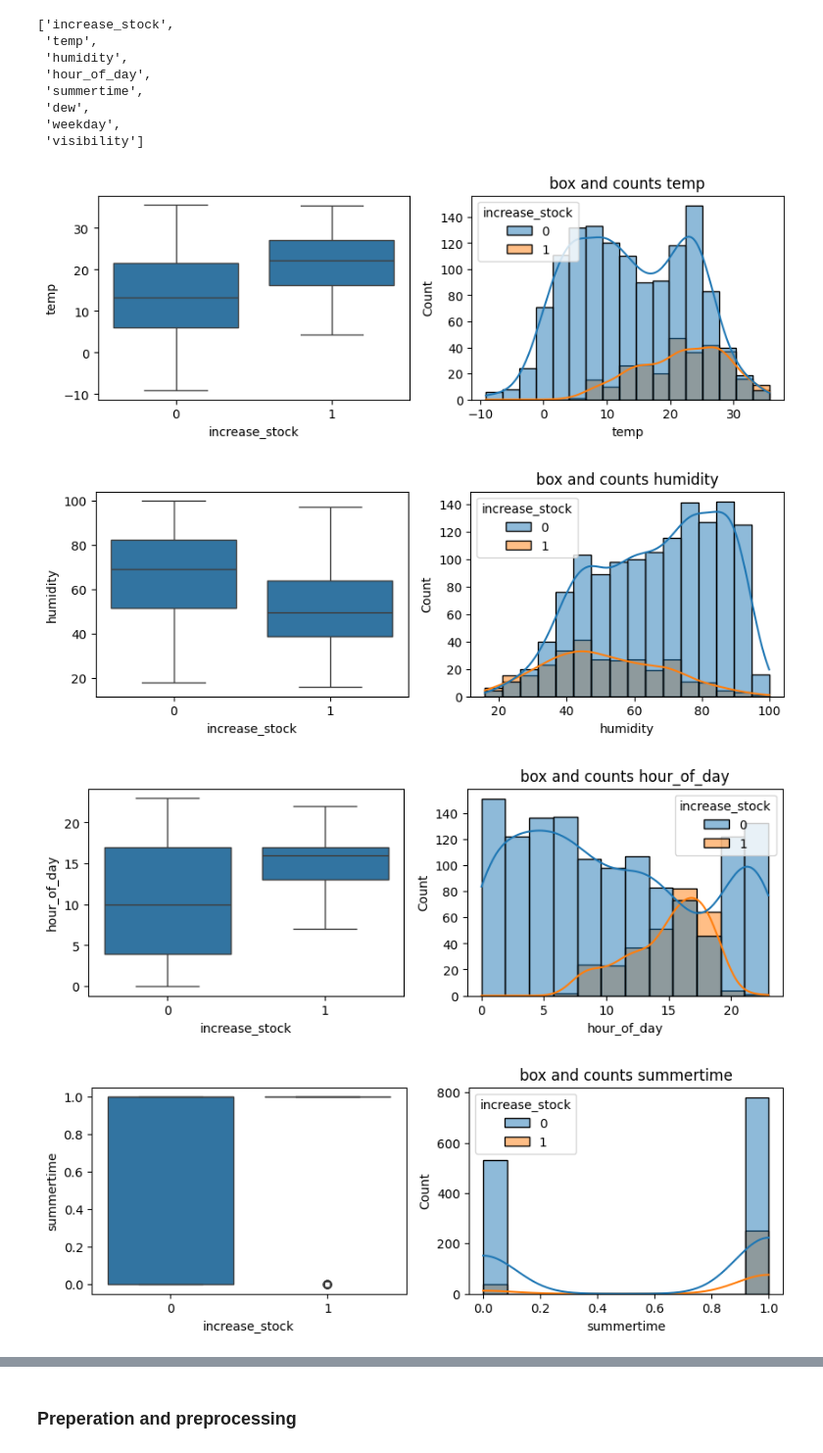
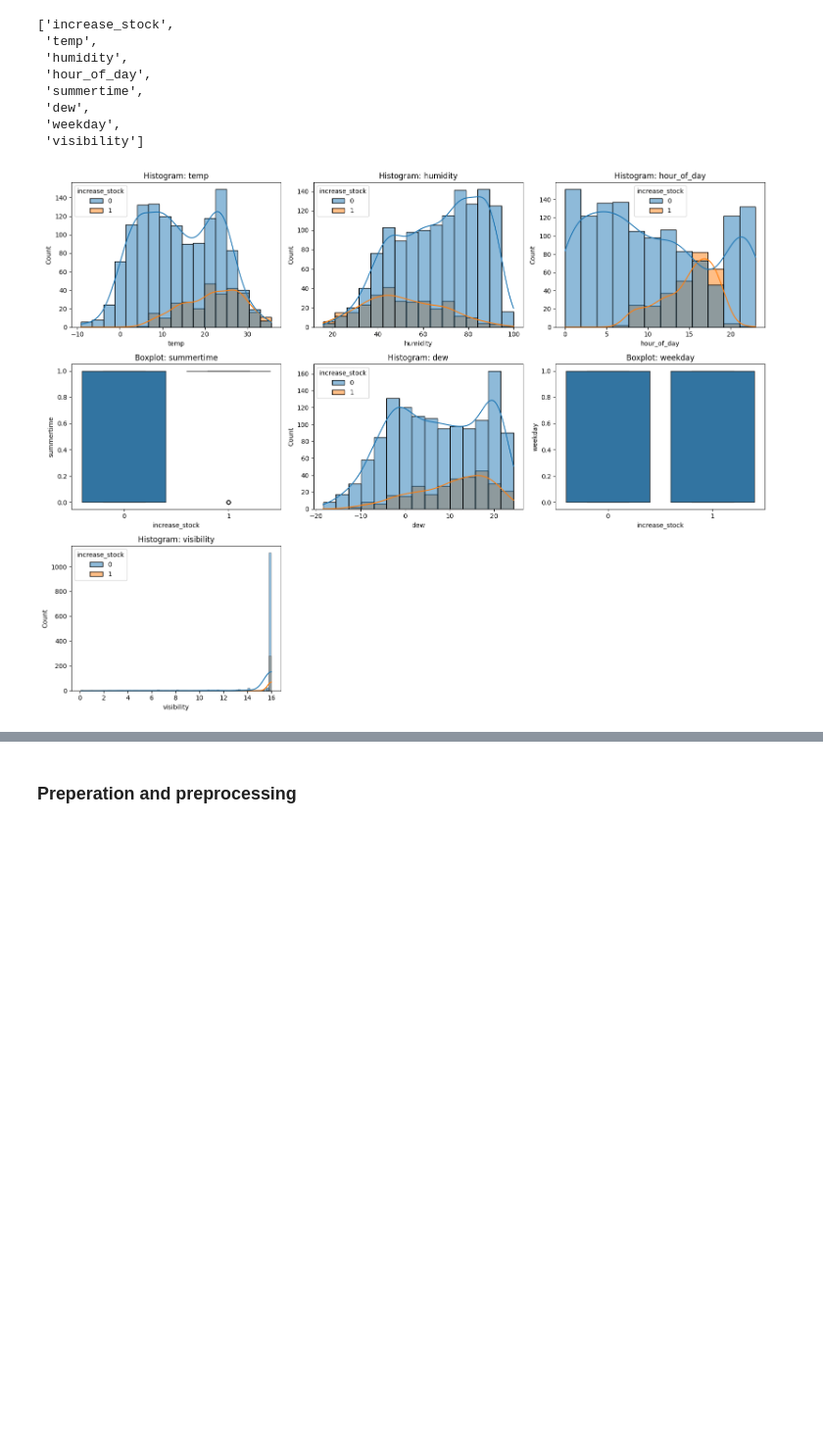
Before and after one commit to Zhiwei-Joel-Yan/sml_project, a Jupyter notebook: zhiwei_notebook/SML_project_zhiwei.ipynb, the cells around one changed output, grey strips where cells are left out. Shown at 98% size. Drawn from its saved outputs; the diff is of its cells as text; code cells hidden in the pictures; blank space fills up the shorter version.

```diff
--- a/zhiwei_notebook/SML_project_zhiwei.ipynb
+++ b/zhiwei_notebook/SML_project_zhiwei.ipynb
@@ -140,7 +140,7 @@ dtype: int64
 # %%
 import math
 # Number of plots
-n_cols = 2
+n_cols = 3
 n_rows = math.ceil(len(categorical_cols) / n_cols)
 
 fig, axes = plt.subplots(n_rows, n_cols, figsize=(10, 4 * n_rows))
@@ -219,23 +217,38 @@ corr_feature
  'weekday',
  'visibility']
 # %%
-# data spread
-for col in corr_feature:
-    if col!='increase_stock':
-        fig = plt.figure(figsize=(10,3))
+import matplotlib.pyplot as plt
+import seaborn as sns
 
-        ax0 = fig.add_subplot(121)
-        sns.boxplot(data=df[corr_feature],x='increase_stock', y=col, ax=ax0)
+# Exclude target column
+cols = [c for c in corr_feature if c != 'increase_stock']
 
-        ax1 = fig.add_subplot(122)
-        sns.histplot(data=df, x=col, hue='increase_stock', kde=True, ax=ax1)
+# Desired layout
+n_rows, n_cols = 3, 3
+fig, axes = plt.subplots(n_rows, n_cols, figsize=(16, 12))
 
-        plt.title(f"box and counts {col}")
-        plt.show()
+# Flatten subplot grid to simplify indexing
+axes = axes.flatten()
 
-fig.savefig(fname="../report/figures/box_and_hist_features.png",)
+for i, col in enumerate(cols):
+    ax = axes[i]
+
+    # Categorical → boxplot
+    if col in categorical_cols:
+        sns.boxplot(data=df, x='increase_stock', y=col, ax=ax)
+        ax.set_title(f"Boxplot: {col}")
+
+    # Numerical → histogram
+    else:
+        sns.histplot(data=df, x=col, hue='increase_stock', kde=True, ax=ax)
+        ax.set_title(f"Histogram: {col}")
+
+# Turn off unused subplots if cols < 12
+for j in range(len(cols), len(axes)):
+    axes[j].axis("off")
+
+plt.tight_layout()
+fig.savefig("../report/figures/box_and_hist_features.png", dpi=300)
+plt.show()
 # %% [output]
-[figure, old version]
+[figure, new version]
-[figure, removed]
-[figure, removed]
-[figure, removed]
```
Also changed, not shown: parts of 11 cells of this notebook, 17 other files.
